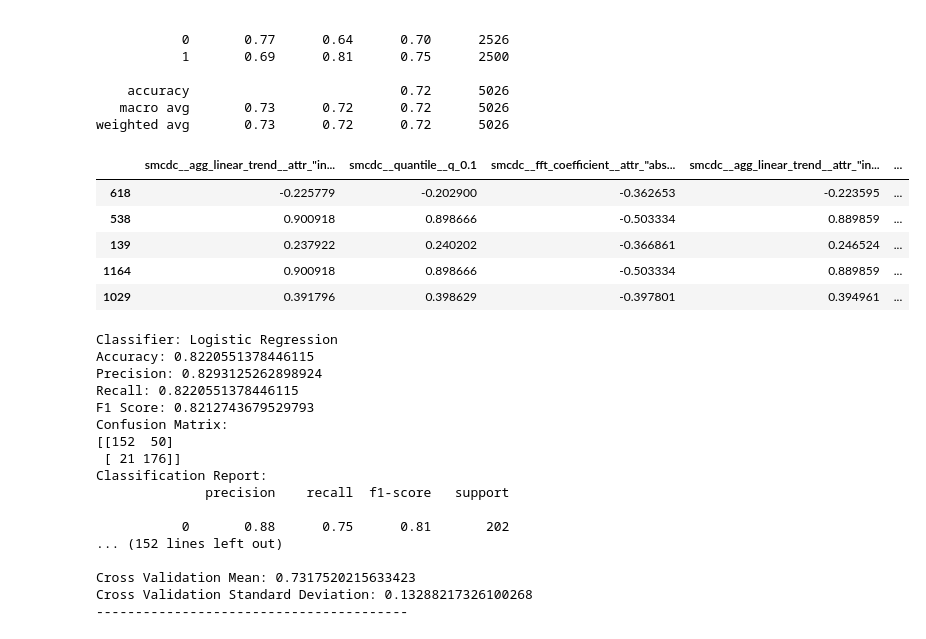
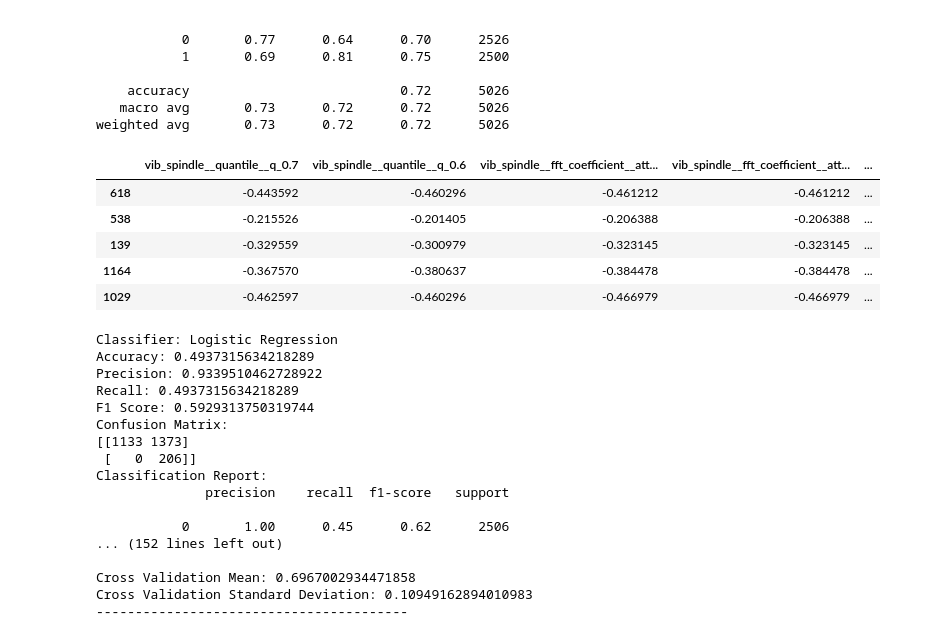
Before and after one commit to PrMine54/milling-data, a Jupyter notebook: notebooks/test2.ipynb, the cells around one changed output. Drawn from its saved outputs; the diff is of its cells as text; code cells hidden in the pictures.

```diff
--- a/notebooks/test2.ipynb
+++ b/notebooks/test2.ipynb
@@ -1866,22 +1995,22 @@ weighted avg       0.73      0.72      0.72      5026
 # %%
 ### Undersampled Data ###
 from sklearn.model_selection import train_test_split
 
 #Forward selection
 
-X = df_selected_rus.iloc[:,:5]
+X = x_under_rus_sc[df_selected.iloc[:,:5].columns.to_list()]
 y = y_under_rus
 
 X_train_rus, X_test_rus, y_train_rus, y_test_rus = train_test_split(X, y, test_size=0.3, random_state=42)
 
 X_train_rus.head()
 # %% [output]
-|  | smcdc__agg_linear_trend__attr_"in... | smcdc__quantile__q_0.1 | smcdc__fft_coefficient__attr_"abs... | smcdc__agg_linear_trend__attr_"in... | ... |
-| 618 | -0.225779 | -0.202900 | -0.362653 | -0.223595 | ... |
-| 538 | 0.900918 | 0.898666 | -0.503334 | 0.889859 | ... |
-| 139 | 0.237922 | 0.240202 | -0.366861 | 0.246524 | ... |
-| 1164 | 0.900918 | 0.898666 | -0.503334 | 0.889859 | ... |
-| 1029 | 0.391796 | 0.398629 | -0.397801 | 0.394961 | ... |
+|  | vib_spindle__quantile__q_0.7 | vib_spindle__quantile__q_0.6 | vib_spindle__fft_coefficient__att... | vib_spindle__fft_coefficient__att... | ... |
+| 618 | -0.443592 | -0.460296 | -0.461212 | -0.461212 | ... |
+| 538 | -0.215526 | -0.201405 | -0.206388 | -0.206388 | ... |
+| 139 | -0.329559 | -0.300979 | -0.323145 | -0.323145 | ... |
+| 1164 | -0.367570 | -0.380637 | -0.384478 | -0.384478 | ... |
+| 1029 | -0.462597 | -0.460296 | -0.466979 | -0.466979 | ... |
 # %%
 from sklearn.linear_model import LogisticRegression, PassiveAggressiveClassifier
 from sklearn.tree import DecisionTreeClassifier
@@ -1908,16 +2037,16 @@ results = {}
 
 for name, clf in classifiers.items():
     clf.fit(X_train_rus, y_train_rus)
-    y_pred_rus = clf.predict(X_test_rus)
+    y_pred_rus = clf.predict(X_test)
     scores = cross_val_score(clf, X, y, cv=5)
 
     # Calculate metrics
-    accuracy = accuracy_score(y_test_rus, y_pred_rus)
-    precision = precision_score(y_test_rus, y_pred_rus, average='weighted')
-    recall = recall_score(y_test_rus, y_pred_rus, average='weighted')
-    f1 = f1_score(y_test_rus, y_pred_rus, average='weighted')
-    conf_matrix = confusion_matrix(y_test_rus, y_pred_rus)
-    class_report = classification_report(y_test_rus, y_pred_rus)
+    accuracy = accuracy_score(y_test, y_pred_rus)
+    precision = precision_score(y_test, y_pred_rus, average='weighted')
+    recall = recall_score(y_test, y_pred_rus, average='weighted')
+    f1 = f1_score(y_test, y_pred_rus, average='weighted')
+    conf_matrix = confusion_matrix(y_test, y_pred_rus)
+    class_report = classification_report(y_test, y_pred_rus)
     cross_val_mean = scores.mean()
     cross_val_std = scores.std()
 
@@ -1948,21 +2077,21 @@ for name, metrics in results.items():
     print("----------------------------------------")
 # %% [output]
 Classifier: Logistic Regression
-Accuracy: 0.8220551378446115
-Precision: 0.8293125262898924
-Recall: 0.8220551378446115
-F1 Score: 0.8212743679529793
+Accuracy: 0.4937315634218289
+Precision: 0.9339510462728922
+Recall: 0.4937315634218289
+F1 Score: 0.5929313750319744
 Confusion Matrix:
-[[152  50]
- [ 21 176]]
+[[1133 1373]
+ [   0  206]]
 Classification Report:
               precision    recall  f1-score   support
 
-           0       0.88      0.75      0.81       202
+           0       1.00      0.45      0.62      2506
 ... (152 lines left out)
 
-Cross Validation Mean: 0.7317520215633423
-Cross Validation Standard Deviation: 0.13288217326100268
+Cross Validation Mean: 0.6967002934471858
+Cross Validation Standard Deviation: 0.10949162894010983
 ----------------------------------------
 # %%
 ### Hybrid Data ###
```
Also changed, not shown: parts of 32 cells of this notebook, 7 other files.
